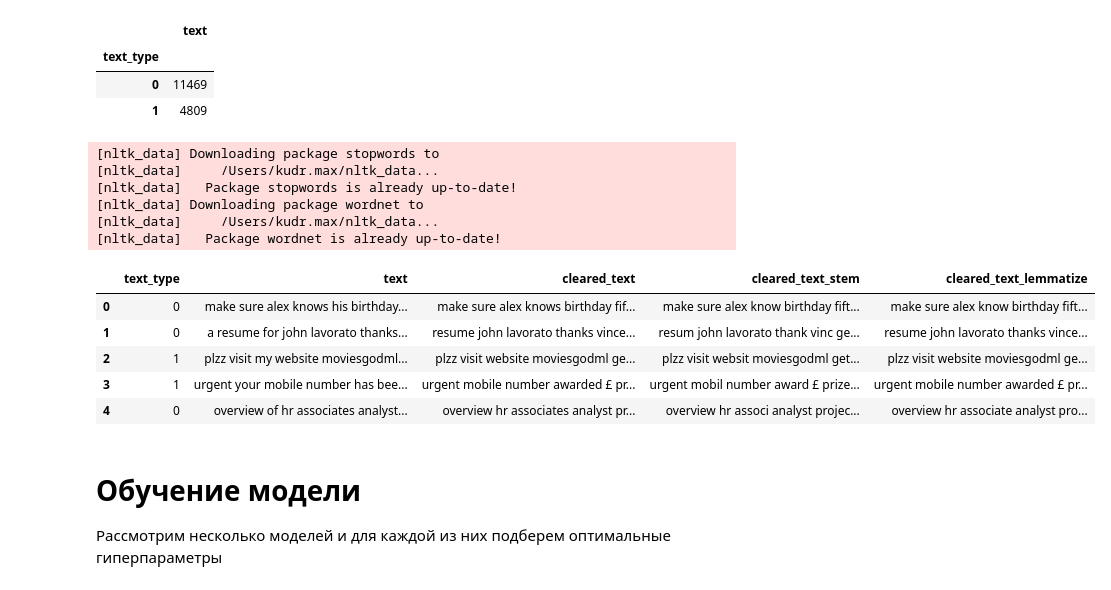
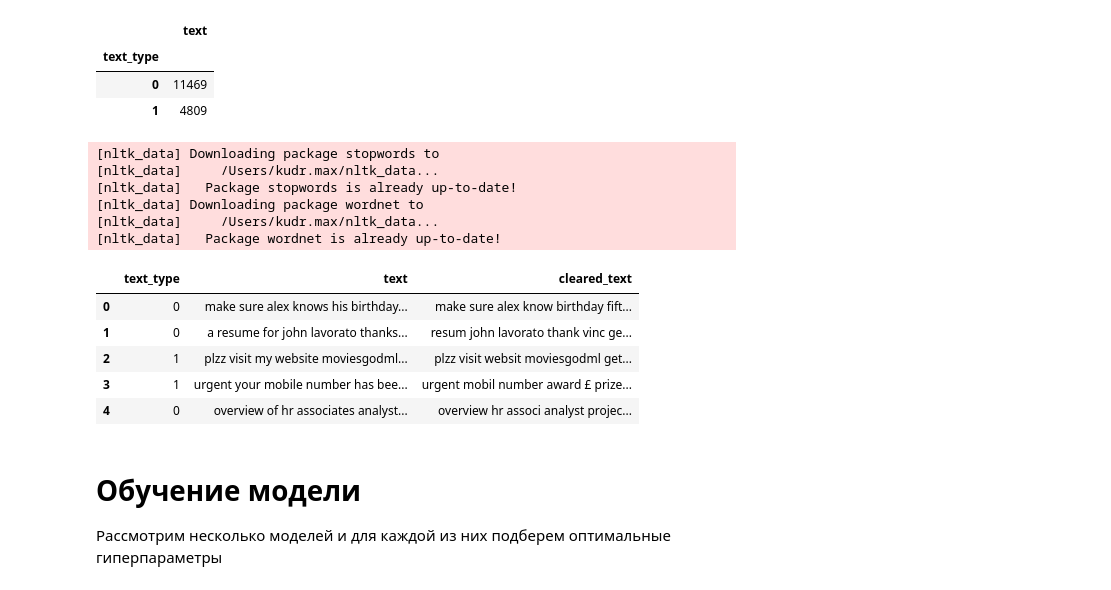
Before and after one commit to kudrmax/spam-recognition, a Jupyter notebook: main.ipynb, the cells around one changed output. Drawn from its saved outputs; the diff is of its cells as text; code cells hidden in the pictures.

```diff
--- a/main.ipynb
+++ b/main.ipynb
@@ -38,62 +38,46 @@ data.groupby(by='text_type').count()
 import string
 import re
 import nltk
 from nltk.corpus import stopwords
 from nltk.stem.porter import PorterStemmer
 from nltk.stem import WordNetLemmatizer
 
 nltk.download('stopwords')
 nltk.download('wordnet')
 
 
-def clear_text(text: str, method=None):
+def clear_text(text: str):
     """
-    Функция для предобработки текста
-
-    Parameters
-    ----------
-    text
-    method:
-        - 'lemmatize': использовать WordNetLemmatizer()
-        - 'stem': использовать PorterStemmer()
-        - None: не использовать обработку слов
-
-    Returns
-    -------
-    Текст, готовый к векторизации
+    Функция для предобработки текста. Возвращает текст, готовый к векторизации
     """
     stopwords_set = set(stopwords.words('english'))
 
-    text = text.strip().lower()
+    text = text.strip().lower() # привести все к нижнему регистру
     text = text.translate(str.maketrans('', '', string.punctuation))  # удаление пунктуации
     text = re.sub(r'\d+', '', text)  # удаление чисел
-    text_list = text.split()
-    text_list = [word for word in text_list if word not in stopwords_set]
-    if method == 'lemmatize':
-        lemmatizer = WordNetLemmatizer()
-        text_list = [lemmatizer.lemmatize(word) for word in text_list]
-    elif method == 'stem':
-        stemmer = PorterStemmer()
-        text_list = [stemmer.stem(word) for word in text_list]
+    text_list = text.split() # разбить по словам
+    text_list = [word for word in text_list if word not in stopwords_set] # выкинуть слова, по типу 'and'
+
+    stemmer = PorterStemmer()
+    text_list = [stemmer.stem(word) for word in text_list] # привести слова к одному виду (running -> run)
+
     text = ' '.join(text_list)
     return text
 
 
 data['cleared_text'] = data['text'].apply(clear_text)
-data['cleared_text_stem'] = data['text'].apply(clear_text, method='stem')
-data['cleared_text_lemmatize'] = data['text'].apply(clear_text, method='lemmatize')
 data.head()
 # %% [output]
 [nltk_data] Downloading package stopwords to
 [nltk_data]     /Users/kudr.max/nltk_data...
 [nltk_data]   Package stopwords is already up-to-date!
 [nltk_data] Downloading package wordnet to
 [nltk_data]     /Users/kudr.max/nltk_data...
 [nltk_data]   Package wordnet is already up-to-date!
-|  | text_type | text | cleared_text | cleared_text_stem | cleared_text_lemmatize |
-| 0 | 0 | make sure alex knows his birthday... | make sure alex knows birthday fif... | make sure alex know birthday fift... | make sure alex know birthday fift... |
-| 1 | 0 | a resume for john lavorato thanks... | resume john lavorato thanks vince... | resum john lavorato thank vinc ge... | resume john lavorato thanks vince... |
-| 2 | 1 | plzz visit my website moviesgodml... | plzz visit website moviesgodml ge... | plzz visit websit moviesgodml get... | plzz visit website moviesgodml ge... |
-| 3 | 1 | urgent your mobile number has bee... | urgent mobile number awarded £ pr... | urgent mobil number award £ prize... | urgent mobile number awarded £ pr... |
-| 4 | 0 | overview of hr associates analyst... | overview hr associates analyst pr... | overview hr associ analyst projec... | overview hr associate analyst pro... |
+|  | text_type | text | cleared_text |
+| 0 | 0 | make sure alex knows his birthday... | make sure alex know birthday fift... |
+| 1 | 0 | a resume for john lavorato thanks... | resum john lavorato thank vinc ge... |
+| 2 | 1 | plzz visit my website moviesgodml... | plzz visit websit moviesgodml get... |
+| 3 | 1 | urgent your mobile number has bee... | urgent mobil number award £ prize... |
+| 4 | 0 | overview of hr associates analyst... | overview hr associ analyst projec... |
 # %%
```
Also changed, not shown: parts of 17 cells of this notebook, 2 other files.
